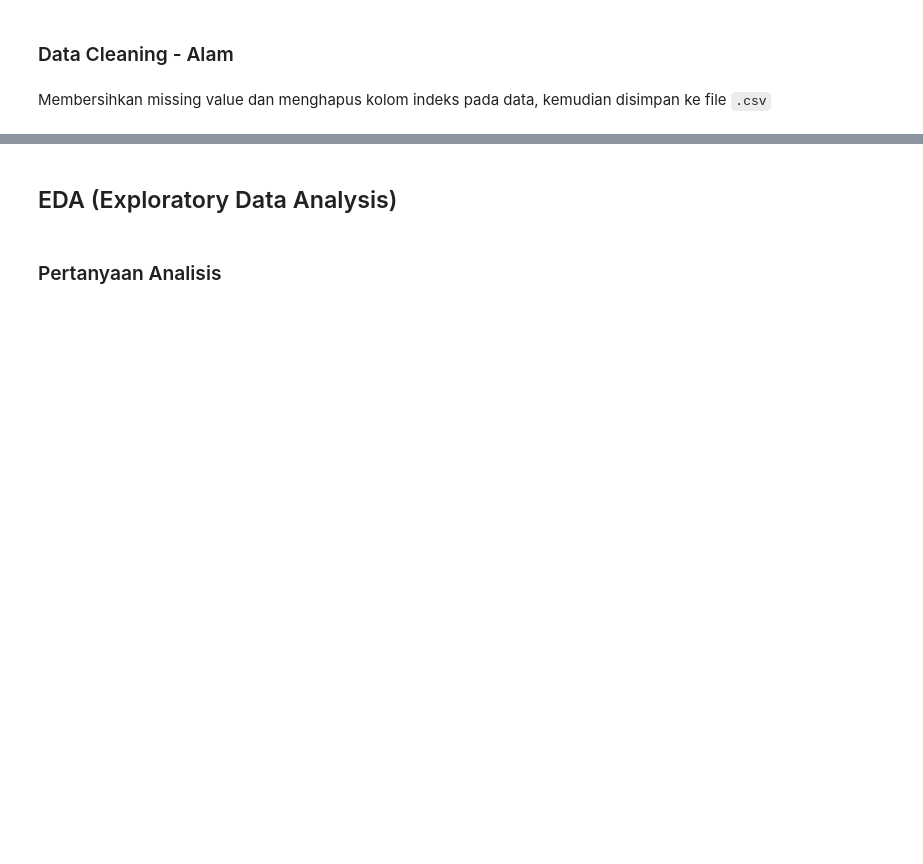
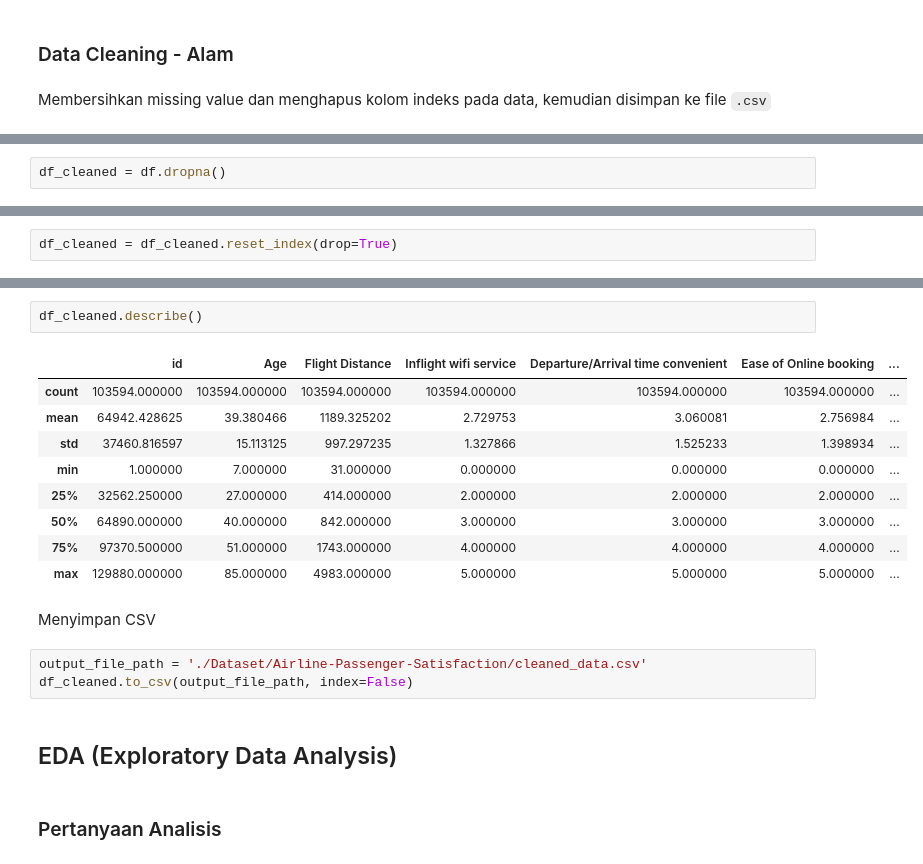
Before and after one commit to Dzoel31/Data-Mining-Classification-Clustering, a Jupyter notebook: Project_UAS_DMDW.ipynb, the cells around one changed output, grey strips where cells are left out. Drawn from its saved outputs; the diff is of its cells as text; blank space fills up the shorter version.

Commit message:
cleaning data

```diff
--- a/Project_UAS_DMDW.ipynb
+++ b/Project_UAS_DMDW.ipynb
@@ -77,0 +102,2 @@ Membersihkan missing value dan menghapus kolom indeks pada data, kemudian disimp
+# %%
+df_cleaned = df.dropna()
@@ -77,0 +126,2 @@ Membersihkan missing value dan menghapus kolom indeks pada data, kemudian disimp
+# %%
+df_cleaned = df_cleaned.reset_index(drop=True)
@@ -78,3 +140,20 @@ Membersihkan missing value dan menghapus kolom indeks pada data, kemudian disimp
+# %%
+df_cleaned.describe()
+# %% [output]
+|  | id | Age | Flight Distance | Inflight wifi service | Departure/Arrival time convenient | Ease of Online booking | ... |
+| count | 103594.000000 | 103594.000000 | 103594.000000 | 103594.000000 | 103594.000000 | 103594.000000 | ... |
+| mean | 64942.428625 | 39.380466 | 1189.325202 | 2.729753 | 3.060081 | 2.756984 | ... |
+| std | 37460.816597 | 15.113125 | 997.297235 | 1.327866 | 1.525233 | 1.398934 | ... |
+| min | 1.000000 | 7.000000 | 31.000000 | 0.000000 | 0.000000 | 0.000000 | ... |
+| 25% | 32562.250000 | 27.000000 | 414.000000 | 2.000000 | 2.000000 | 2.000000 | ... |
+| 50% | 64890.000000 | 40.000000 | 842.000000 | 3.000000 | 3.000000 | 3.000000 | ... |
+| 75% | 97370.500000 | 51.000000 | 1743.000000 | 4.000000 | 4.000000 | 4.000000 | ... |
+| max | 129880.000000 | 85.000000 | 4983.000000 | 5.000000 | 5.000000 | 5.000000 | ... |
+# %% [markdown]
+Menyimpan CSV
+# %%
+output_file_path = './Dataset/Airline-Passenger-Satisfaction/cleaned_data.csv'
+df_cleaned.to_csv(output_file_path, index=False)
 # %% [markdown]
 ## EDA (Exploratory Data Analysis)
 # %% [markdown]
```
Also changed, not shown: parts of 7 cells of this notebook, 1 other file.
